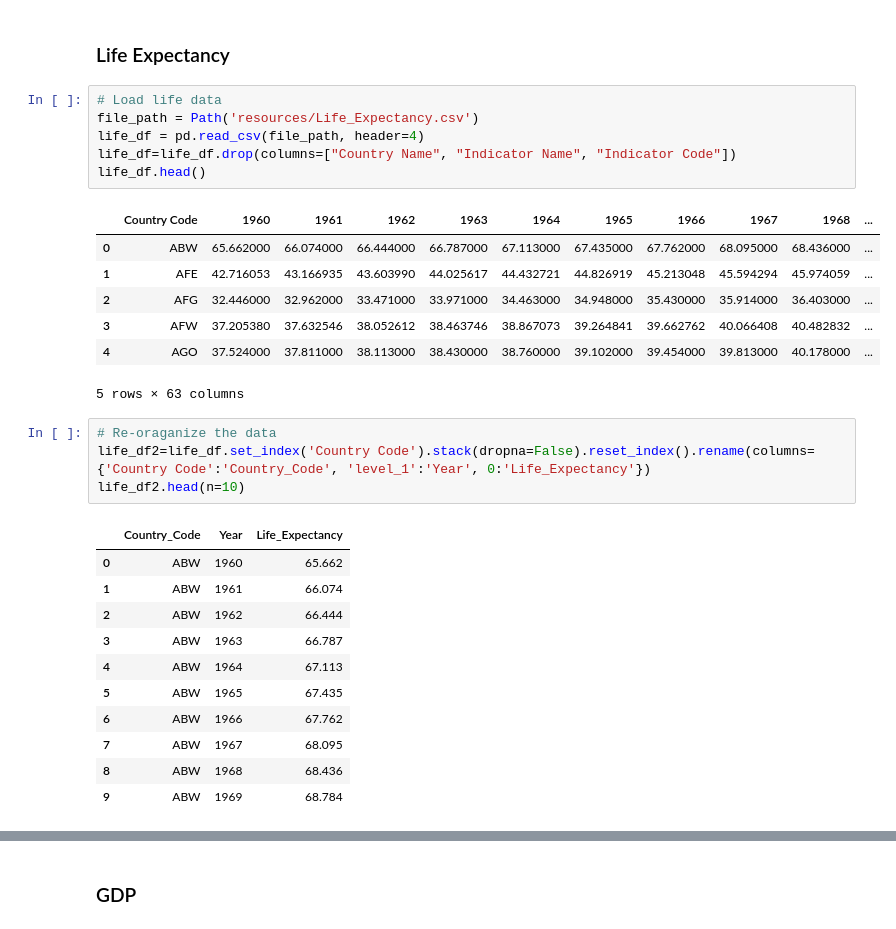
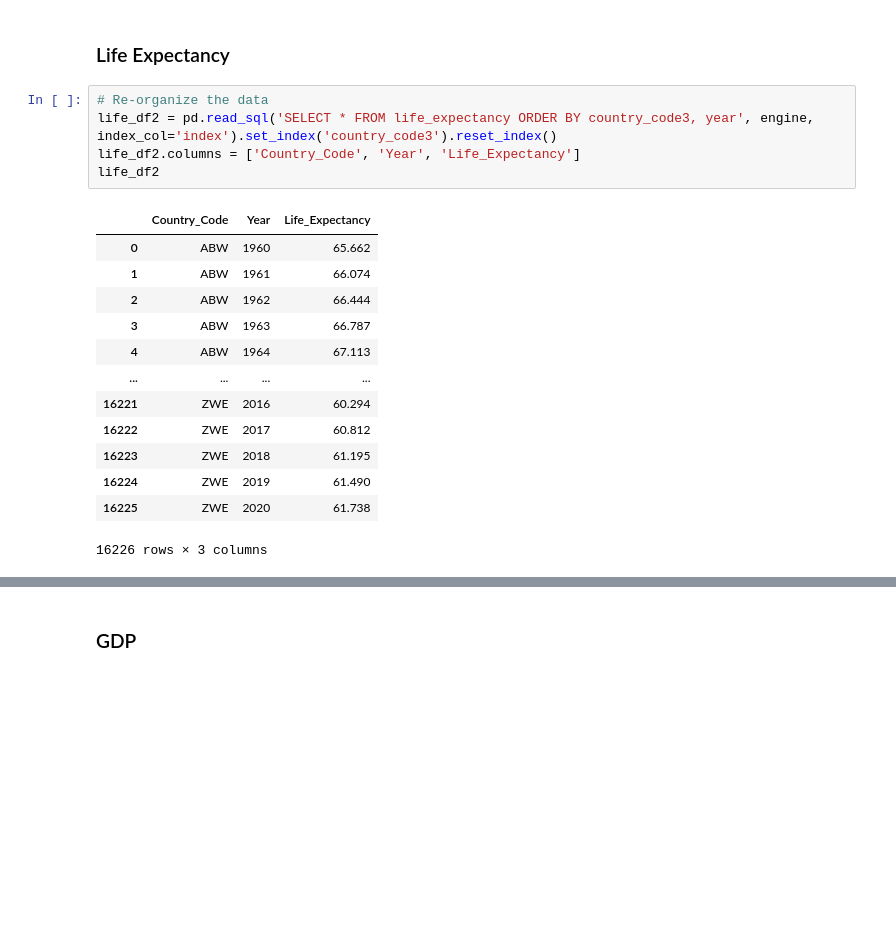
Before and after one commit to skomyshan/population_shifts, a Jupyter notebook: data_prep_db.ipynb, the cells around one changed output, grey strips where cells are left out. Cells and saved outputs as stored; diff of their text form; blank space fills up the shorter version.

```diff
--- a/data_prep_db.ipynb
+++ b/data_prep_db.ipynb
@@ -366,33 +328,22 @@ exports_df2
 # %% [markdown]
 ### Life Expectancy
 # %%
-# Load life data
-file_path = Path('resources/Life_Expectancy.csv')
-life_df = pd.read_csv(file_path, header=4)
-life_df=life_df.drop(columns=["Country Name", "Indicator Name", "Indicator Code"])
-life_df.head()
+# Re-organize the data
+life_df2 = pd.read_sql('SELECT * FROM life_expectancy ORDER BY country_code3, year', engine, index_col='index').set_index('country_code3').reset_index()
+life_df2.columns = ['Country_Code', 'Year', 'Life_Expectancy']
+life_df2
 # %% [output]
-|  | Country Code | 1960 | 1961 | 1962 | 1963 | 1964 | 1965 | 1966 | 1967 | 1968 | ... |
-| 0 | ABW | 65.662000 | 66.074000 | 66.444000 | 66.787000 | 67.113000 | 67.435000 | 67.762000 | 68.095000 | 68.436000 | ... |
-| 1 | AFE | 42.716053 | 43.166935 | 43.603990 | 44.025617 | 44.432721 | 44.826919 | 45.213048 | 45.594294 | 45.974059 | ... |
-| 2 | AFG | 32.446000 | 32.962000 | 33.471000 | 33.971000 | 34.463000 | 34.948000 | 35.430000 | 35.914000 | 36.403000 | ... |
-| 3 | AFW | 37.205380 | 37.632546 | 38.052612 | 38.463746 | 38.867073 | 39.264841 | 39.662762 | 40.066408 | 40.482832 | ... |
-| 4 | AGO | 37.524000 | 37.811000 | 38.113000 | 38.430000 | 38.760000 | 39.102000 | 39.454000 | 39.813000 | 40.178000 | ... |
+|  | Country_Code | Year | Life_Expectancy |
+| 0 | ABW | 1960 | 65.662 |
+| 1 | ABW | 1961 | 66.074 |
+| 2 | ABW | 1962 | 66.444 |
+| 3 | ABW | 1963 | 66.787 |
+| 4 | ABW | 1964 | 67.113 |
+| ... | ... | ... | ... |
+| 16221 | ZWE | 2016 | 60.294 |
+| 16222 | ZWE | 2017 | 60.812 |
+| 16223 | ZWE | 2018 | 61.195 |
+| 16224 | ZWE | 2019 | 61.490 |
+| 16225 | ZWE | 2020 | 61.738 |
-5 rows × 63 columns
+16226 rows × 3 columns
-# %%
-# Re-oraganize the data
-life_df2=life_df.set_index('Country Code').stack(dropna=False).reset_index().rename(columns={'Country Code':'Country_Code', 'level_1':'Year', 0:'Life_Expectancy'})
-life_df2.head(n=10)
-# %% [output]
-|  | Country_Code | Year | Life_Expectancy |
-| 0 | ABW | 1960 | 65.662 |
-| 1 | ABW | 1961 | 66.074 |
-| 2 | ABW | 1962 | 66.444 |
-| 3 | ABW | 1963 | 66.787 |
-| 4 | ABW | 1964 | 67.113 |
-| 5 | ABW | 1965 | 67.435 |
-| 6 | ABW | 1966 | 67.762 |
-| 7 | ABW | 1967 | 68.095 |
-| 8 | ABW | 1968 | 68.436 |
-| 9 | ABW | 1969 | 68.784 |
 # %%
```
Also changed, not shown: parts of 32 cells of this notebook.
